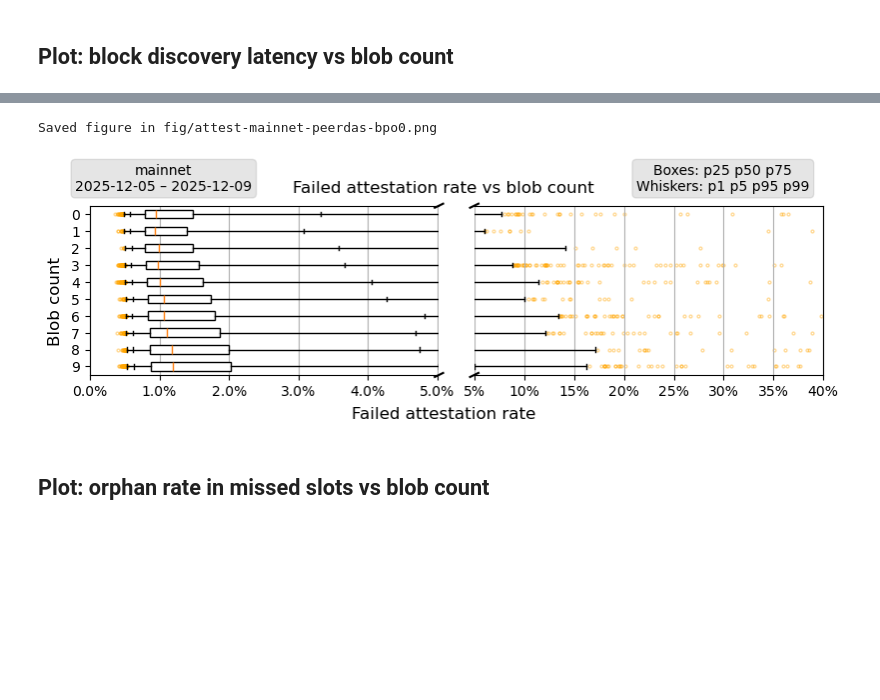
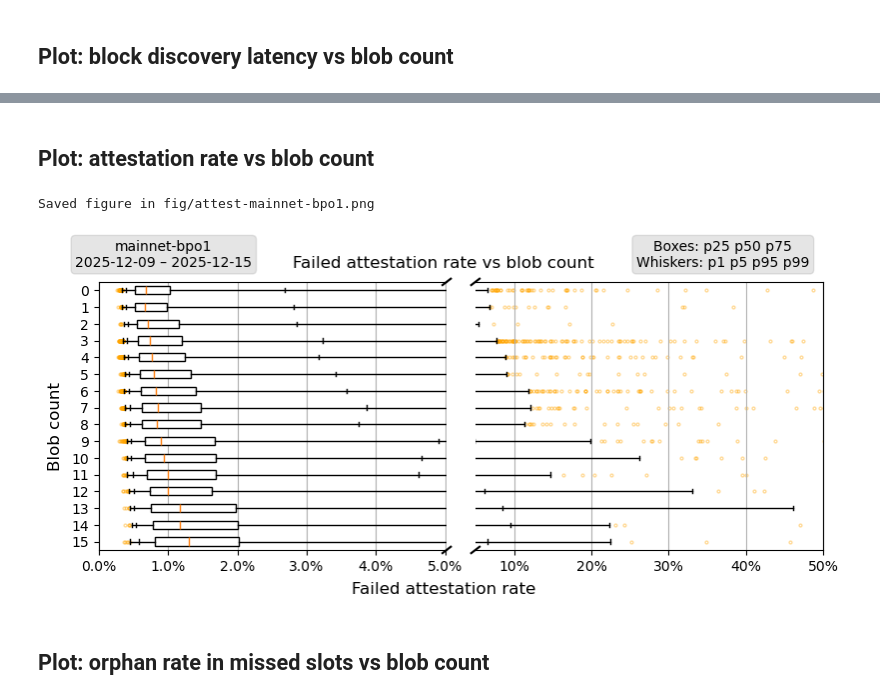
Before and after one commit to chainbound/blob-seeder-data, a Jupyter notebook: xatu_queries_plots.ipynb, the cells around one changed output, grey strips where cells are left out. Drawn from its saved outputs; the diff is of its cells as text; code cells hidden in the pictures; blank space fills up the shorter version.

```diff
--- a/xatu_queries_plots.ipynb
+++ b/xatu_queries_plots.ipynb
@@ -18,14 +18,13 @@ import time
 # %% [markdown]
 ### Utils functions
 # %%
-def addygrid(ax):
-    # Grid y only
-    ax.grid(which='both', axis='x', linestyle='-', zorder=-10)
+def addgrid(ax, axis='both'):
+    ax.grid(which='both', axis=axis, linestyle='-', zorder=-10)
     ax.set_axisbelow(True)
 
 
 def boxplot(ax, data, showDeadline=False):
-    addygrid(ax)
+    addgrid(ax, axis='x')
 
     flierprops = dict(marker='o', zorder=-1, alpha=0.4, markersize=2,
                   markerfacecolor='None', markerfacecoloralt='None', markeredgecolor='orange')
@@ -51,7 +50,7 @@ def addTextBox(x, y, text):
 def addParametersBox(y, showNetwork=True):
     text = f"{QUERY_START_D} – {QUERY_END_D}"
     if showNetwork:
-        text = f"{network}\n{QUERY_START_D} – {QUERY_END_D}"
+        text = f"{SCENARIO}\n{QUERY_START_D} – {QUERY_END_D}"
     addTextBox(0.15, y, text)
 
 
@@ -106,29 +105,23 @@ dotenv.load_dotenv(FILE_CREDENTIALS)
 # Different clickhouse domains for mainnet+testnets vs devnets
 clickhouse_cfg = {}
 clickhouse_cfg['default'] = {
-    'interface': 'https',
     'host': 'clickhouse.xatu.ethpandaops.io',
-    'port': 443,
     'user': os.getenv('XATU_USERNAME'),
     'password': os.getenv('XATU_PASSWORD')
 }
 clickhouse_cfg['cbt'] = {
-    'interface': 'https',
     'host': 'clickhouse-cbt.xatu.ethpandaops.io',
-    'port': 443,
     'user': os.getenv('XATU_USERNAME'),
     'password': os.getenv('XATU_PASSWORD')
 }
 clickhouse_cfg['exp'] = {
-    'interface': 'https',
     'host': 'clickhouse.xatu-experimental.ethpandaops.io',
-    'port': 443,
     'user': os.getenv('XATU_EXPERIMENTAL_USERNAME'),
     'password': os.getenv('XATU_EXPERIMENTAL_PASSWORD')
 }
 
 def printconnect(cfg):
-    client = chc.get_client(**cfg)
+    client = chc.get_client(interface='https', port=443, **cfg)
     print('Connected to ' + cfg['host'])
     return client
 
@@ -730,6 +736,7 @@ network = NETWORKS[0]
 df_latencies = pd.read_parquet(FILE_LATENCIES)
 df_blobs = pd.read_parquet(FILE_BLOBS)
 df = pd.merge(df_latencies, df_blobs, on=['network', 'slot', 'slot_start_date_time', 'block_root'], how='left')
+df = df[ df['network'] == network ]
 df_latencies = None
 df_blobs = None
 #print(df)
@@ -782,7 +789,7 @@ ytext = {
 addParametersBox(ytext[network])
 addExplainerBox(ytext[network])
 
-saveFig(f"latency-{FILE_SUFFIX}")
+saveFig(f"latency-{SCENARIO}")
 plt.show()
 data = None
 # %% [output]
@@ -793,3 +930,5 @@ Saved figure in fig/latency-mainnet-peerdas-bpo0.png
+# %% [markdown]
+## Plot: attestation rate vs blob count
 # %%
 network = NETWORKS[0]
 
@@ -797,6 +936,7 @@ network = NETWORKS[0]
 df_att = pd.read_parquet(FILE_ATTESTATIONS)
 df_blobs = pd.read_parquet(FILE_BLOBS)
 df = pd.merge(df_blobs, df_att, on=['network', 'slot', 'slot_start_date_time', 'block_root'], how='left')
+df = df[ df['network'] == network ]
 df_att = None
 df_blobs = None
 #print(df)
@@ -867,51 +1007,51 @@ if network == 'mainnet':
     fig, ax = attestSplitPlot(figsize=figsize)
     ytext = 0.99
 
-    if SCENARIO == 1:
+    if SCENARIO == 'mainnet-pectra':
         ax[0].set_xlim(0, 0.0102)
         ax[1].set_xlim(0.0098, 0.4)
         ax[1].set_xticks([0.01, 0.1, 0.2, 0.3, 0.4])
-    elif SCENARIO == 2 or SCENARIO == 3:
+    elif SCENARIO == 'mainnet-bpo1' or SCENARIO == 'mainnet-bpo2' or SCENARIO == 'debug':
         ax[0].set_xlim(0, 0.0502)
-        ax[1].set_xlim(0.0498, 0.4)
-    ax[0].xaxis.set_major_formatter(ticker.FuncFormatter(lambda x, pos: "%.1f%%" % (x*100)))
-    ax[1].xaxis.set_major_formatter(ticker.FuncFormatter(lambda x, pos: "%.0f%%" % (x*100)))
+        ax[1].set_xlim(0.0498, 0.5)
+    ax[0].xaxis.set_major_formatter(ticker.FuncFormatter(lambda x, pos: f"{x*100:.1f}%"))
+    ax[1].xaxis.set_major_formatter(ticker.FuncFormatter(lambda x, pos: f"{x*100:.0f}%"))
 
 if network == 'hoodi':
     fig, ax = attestSplitPlot(figsize=figsize)
     ytext = 0.99
 
     ax[0].set_xlim(0, 0.101)
     ax[1].set_xlim(0.098, 0.4)
-    ax[0].xaxis.set_major_formatter(ticker.FuncFormatter(lambda x, pos: "%.0f%%" % (x*100)))
+    ax[0].xaxis.set_major_formatter(ticker.FuncFormatter(lambda x, pos: f"{x*100:.0f}%"))
     #ax[1].set_xticks([0.1 * i for i in range(1, 11)])
     ax[1].set_xticks([0.1, 0.2, 0.3, 0.4])
-    ax[1].set_xticklabels(["10%", "20%", "30%", "40%"])
+    ax[1].set_xticklabels(['10%', '20%', '30%', '40%'])
 
 if network == 'sepolia':
     fig, ax = attestOnePlot(figsize=figsize, xlims=(0, 0.4))
     ytext = 0.995
 
 if network == 'fusaka-devnet-5':
     #fig, ax = attestOnePlot(figsize=(8, 15), xlims=(0, 1))
     fig, ax = attestOnePlot(figsize=figsize, xlims=(0, 1))
     ytext = 0.997
 
     ax.xaxis.set_minor_locator(ticker.MultipleLocator(0.1))
-    ax.xaxis.set_minor_formatter(ticker.FuncFormatter(lambda x, pos: "%.0f%%" % (x*100)))
+    ax.xaxis.set_minor_formatter(ticker.FuncFormatter(lambda x, pos: f"{x*100:.0f}%"))
 
 fig.supxlabel('Failed attestation rate')
 fig.supylabel('Blob count')
 fig.suptitle('Failed attestation rate vs blob count')
 addParametersBox(ytext)
 addExplainerBox(ytext)
 
-saveFig(f"attest-{FILE_SUFFIX}")
+saveFig(f"attest-{SCENARIO}")
 plt.show()
 data = None
 # %% [output]
-Saved figure in fig/attest-mainnet-peerdas-bpo0.png
+Saved figure in fig/attest-mainnet-bpo1.png
-[figure, old version]
+[figure, new version]
 # %% [markdown]
 ## Plot: orphan rate in missed slots vs blob count
 # %%
```
Also changed, not shown: parts of 12 cells of this notebook.
